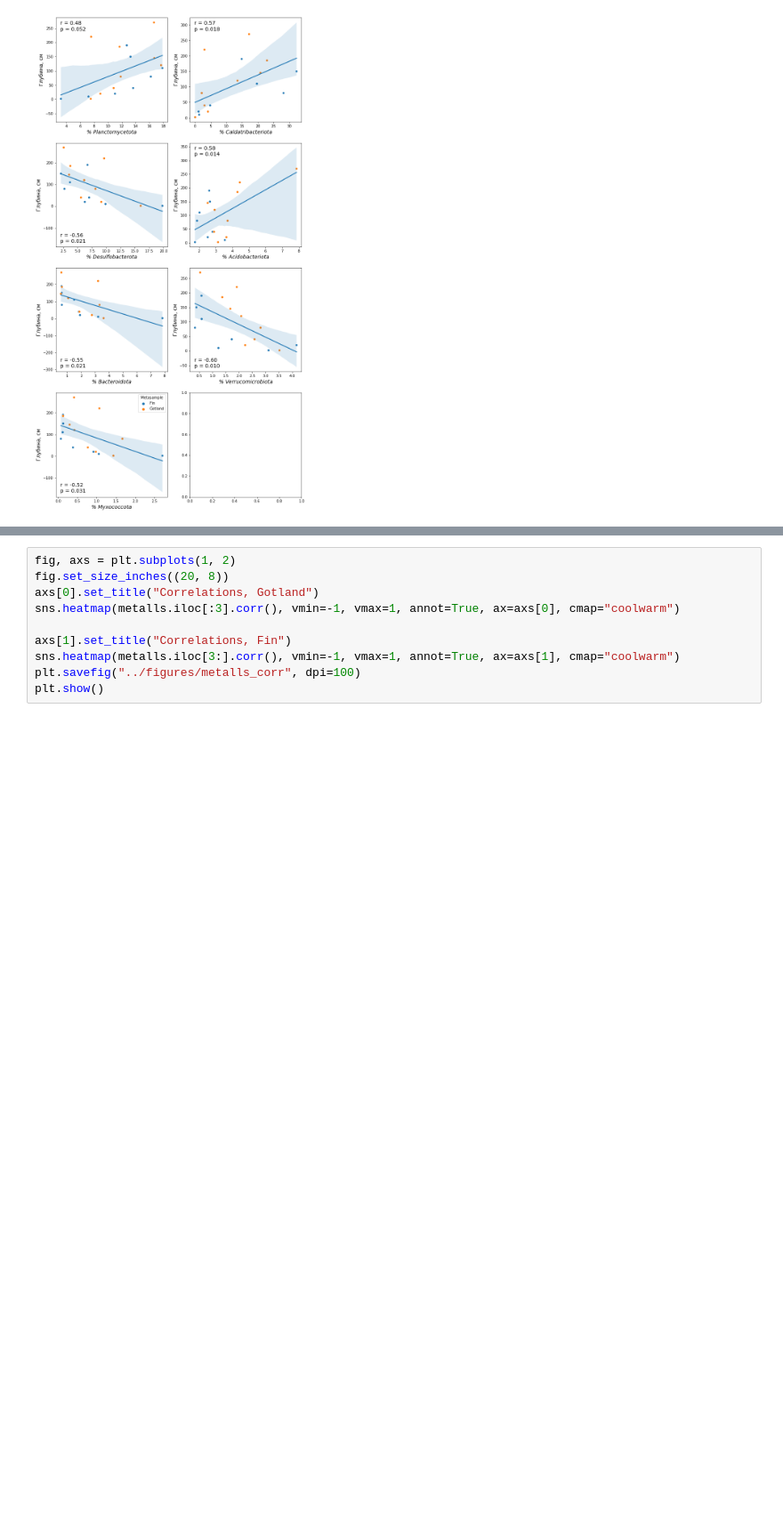
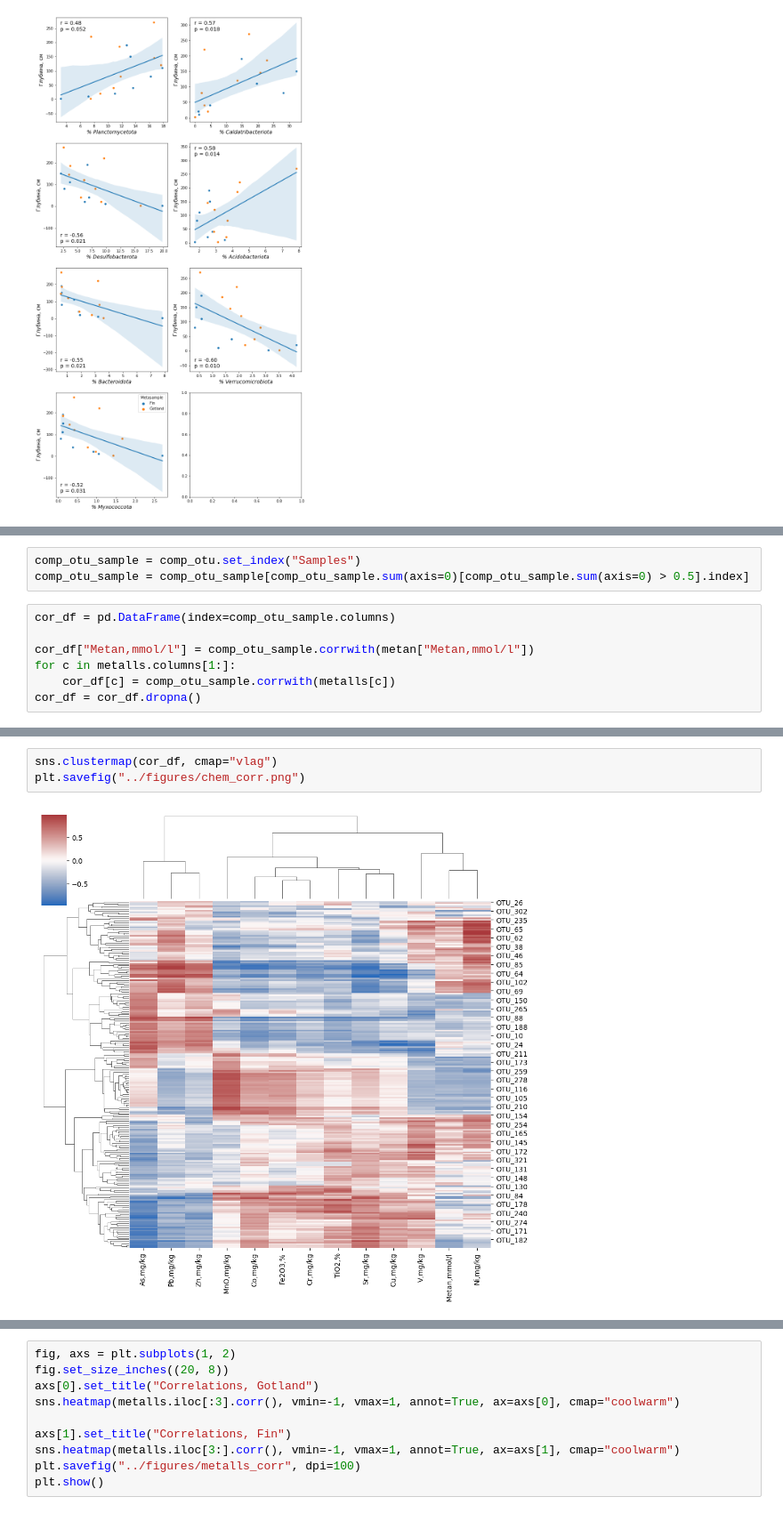
Before and after one commit to kpotoh/valerik, a Jupyter notebook: notebooks/diversity.ipynb, the cells around one changed output, grey strips where cells are left out. Shown: that part at 89% size. Drawn from its saved outputs; the diff is of its cells as text; blank space fills up the shorter version.

```diff
--- a/notebooks/diversity.ipynb
+++ b/notebooks/diversity.ipynb
@@ -421,0 +519,10 @@ plt.show()
+# %%
+comp_otu_sample = comp_otu.set_index("Samples")
+comp_otu_sample = comp_otu_sample[comp_otu_sample.sum(axis=0)[comp_otu_sample.sum(axis=0) > 0.5].index]
+# %%
+cor_df = pd.DataFrame(index=comp_otu_sample.columns)
+
+cor_df["Metan,mmol/l"] = comp_otu_sample.corrwith(metan["Metan,mmol/l"])
+for c in metalls.columns[1:]:
+    cor_df[c] = comp_otu_sample.corrwith(metalls[c])
+cor_df = cor_df.dropna()
@@ -421,0 +545,5 @@ plt.show()
+# %%
+sns.clustermap(cor_df, cmap="vlag")
+plt.savefig("../figures/chem_corr.png")
+# %% [output]
+[figure, added]
```
Also changed, not shown: parts of 16 cells of this notebook, 4 other files.
